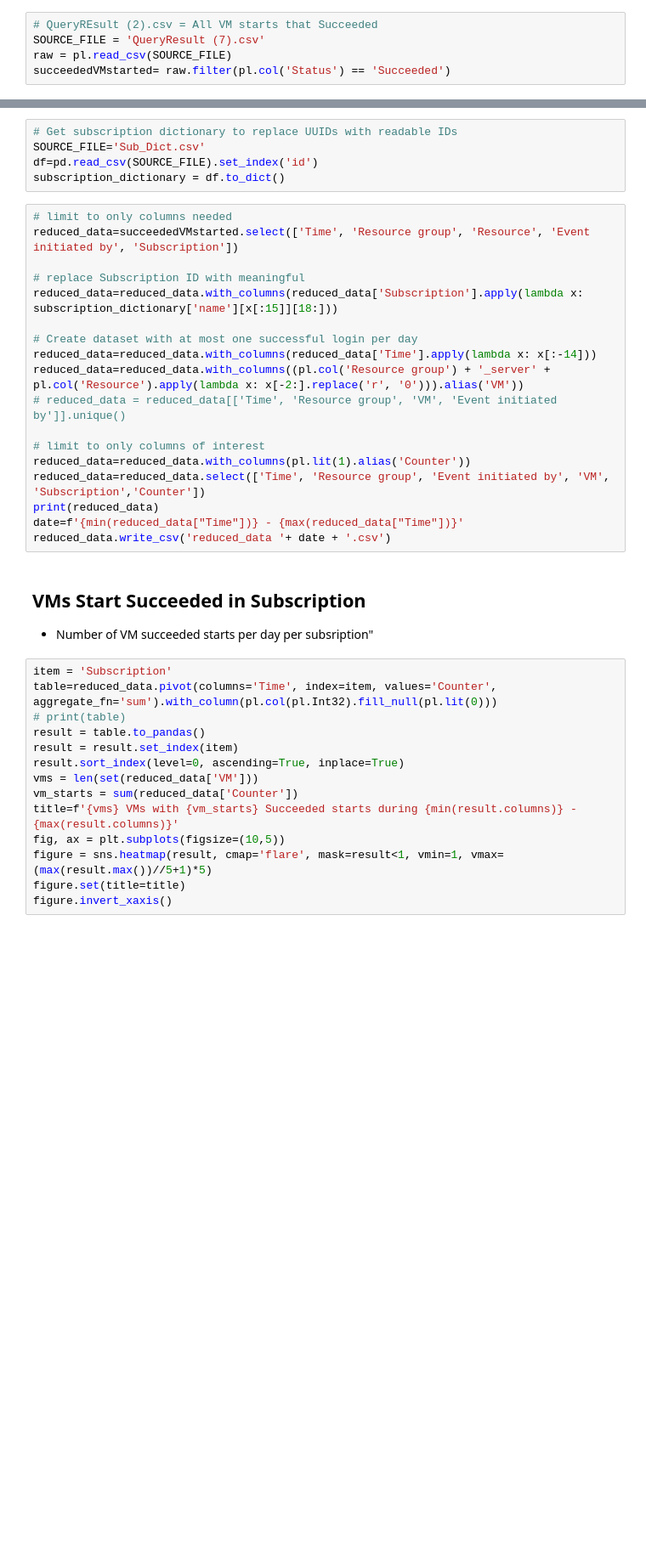
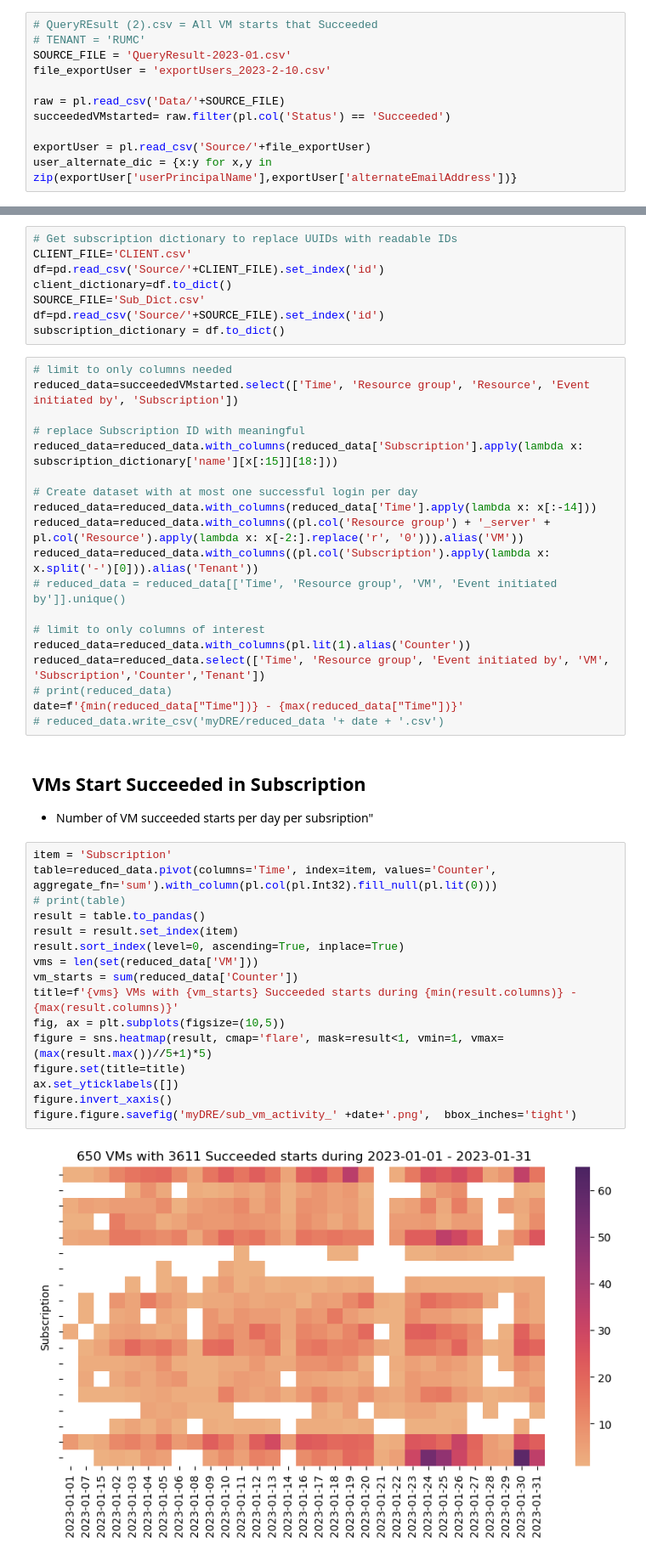
Before and after one commit to flow4u/myDRE-Activity, a Jupyter notebook: myDRE Activity.ipynb, the cells around one changed output, grey strips where cells are left out. Shown: that part at 85% size. Saved outputs shown, nothing was run; the diff lists cells and outputs as text; blank space fills up the shorter version.

Commit message:
v0.3 Improved stuff
This is no longer suitable for just clients

```diff
--- a/myDRE Activity.ipynb
+++ b/myDRE Activity.ipynb
@@ -36,14 +37,23 @@ import matplotlib.pyplot as plt
 # %%
 # QueryREsult (2).csv = All VM starts that Succeeded
-SOURCE_FILE = 'QueryResult (7).csv'
-raw = pl.read_csv(SOURCE_FILE)
+# TENANT = 'RUMC'
+SOURCE_FILE = 'QueryResult-2023-01.csv'
+file_exportUser = 'exportUsers_2023-2-10.csv'
+
+raw = pl.read_csv('Data/'+SOURCE_FILE)
 succeededVMstarted= raw.filter(pl.col('Status') == 'Succeeded')
+
+exportUser = pl.read_csv('Source/'+file_exportUser)
+user_alternate_dic = {x:y for x,y in zip(exportUser['userPrincipalName'],exportUser['alternateEmailAddress'])}
 # %%
 #print(succeededVMstarted.columns)
 # %%
 # Get subscription dictionary to replace UUIDs with readable IDs
+CLIENT_FILE='CLIENT.csv'
+df=pd.read_csv('Source/'+CLIENT_FILE).set_index('id')
+client_dictionary=df.to_dict()
 SOURCE_FILE='Sub_Dict.csv'
-df=pd.read_csv(SOURCE_FILE).set_index('id')
+df=pd.read_csv('Source/'+SOURCE_FILE).set_index('id')
 subscription_dictionary = df.to_dict()
 # %%
 # limit to only columns needed
@@ -55,14 +65,15 @@ reduced_data=reduced_data.with_columns(reduced_data['Subscription'].apply(lambda
 # Create dataset with at most one successful login per day
 reduced_data=reduced_data.with_columns(reduced_data['Time'].apply(lambda x: x[:-14]))
 reduced_data=reduced_data.with_columns((pl.col('Resource group') + '_server' + pl.col('Resource').apply(lambda x: x[-2:].replace('r', '0'))).alias('VM'))
+reduced_data=reduced_data.with_columns((pl.col('Subscription').apply(lambda x: x.split('-')[0])).alias('Tenant'))
 # reduced_data = reduced_data[['Time', 'Resource group', 'VM', 'Event initiated by']].unique()
 
 # limit to only columns of interest
 reduced_data=reduced_data.with_columns(pl.lit(1).alias('Counter'))
-reduced_data=reduced_data.select(['Time', 'Resource group', 'Event initiated by', 'VM', 'Subscription','Counter'])
-print(reduced_data)
+reduced_data=reduced_data.select(['Time', 'Resource group', 'Event initiated by', 'VM', 'Subscription','Counter','Tenant'])
+# print(reduced_data)
 date=f'{min(reduced_data["Time"])} - {max(reduced_data["Time"])}'
-reduced_data.write_csv('reduced_data '+ date + '.csv')
+# reduced_data.write_csv('myDRE/reduced_data '+ date + '.csv')
 # %% [markdown]
 ## VMs Start Succeeded in Subscription
 
@@ -70,17 +81,21 @@ reduced_data.write_csv('reduced_data '+ date + '.csv')
 # %%
 item = 'Subscription'
 table=reduced_data.pivot(columns='Time', index=item, values='Counter', aggregate_fn='sum').with_column(pl.col(pl.Int32).fill_null(pl.lit(0)))
 # print(table)
 result = table.to_pandas()
 result = result.set_index(item)
 result.sort_index(level=0, ascending=True, inplace=True)
 vms = len(set(reduced_data['VM']))
 vm_starts = sum(reduced_data['Counter'])
 title=f'{vms} VMs with {vm_starts} Succeeded starts during {min(result.columns)} - {max(result.columns)}'
 fig, ax = plt.subplots(figsize=(10,5))
 figure = sns.heatmap(result, cmap='flare', mask=result<1, vmin=1, vmax=(max(result.max())//5+1)*5)
 figure.set(title=title)
+ax.set_yticklabels([])
 figure.invert_xaxis()
+figure.figure.savefig('myDRE/sub_vm_activity_' +date+'.png',  bbox_inches='tight')
+# %% [output]
+[figure, added]
 # %%
 item1 = 'Subscription'
 item2 = 'Resource group'
```
Also changed, not shown: parts of 15 cells of this notebook, 8 other files.
